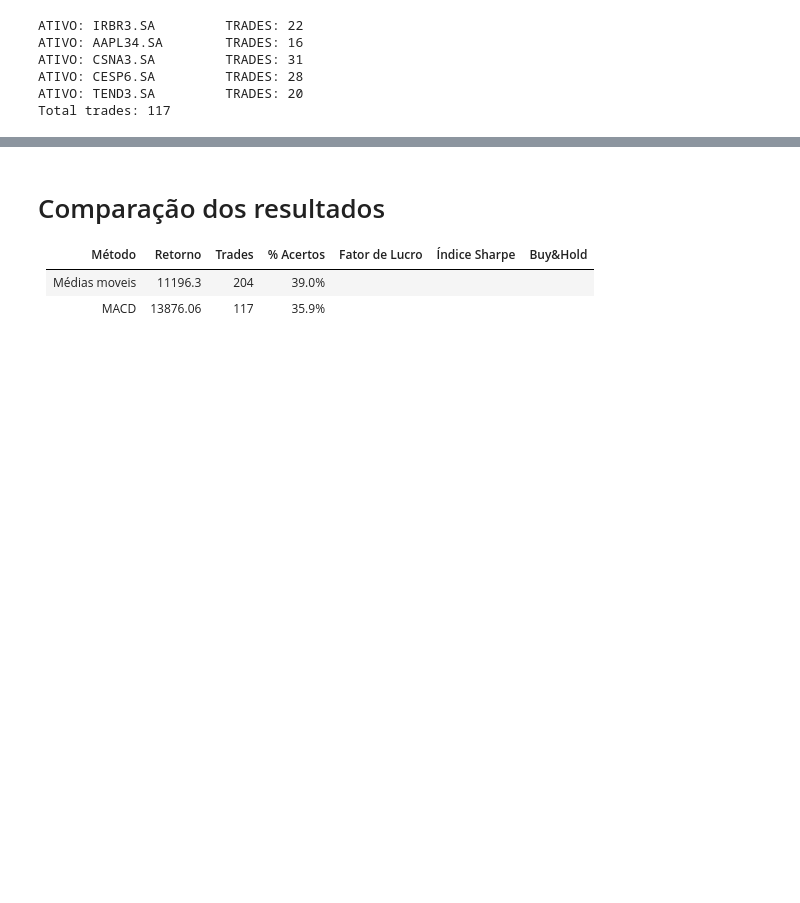
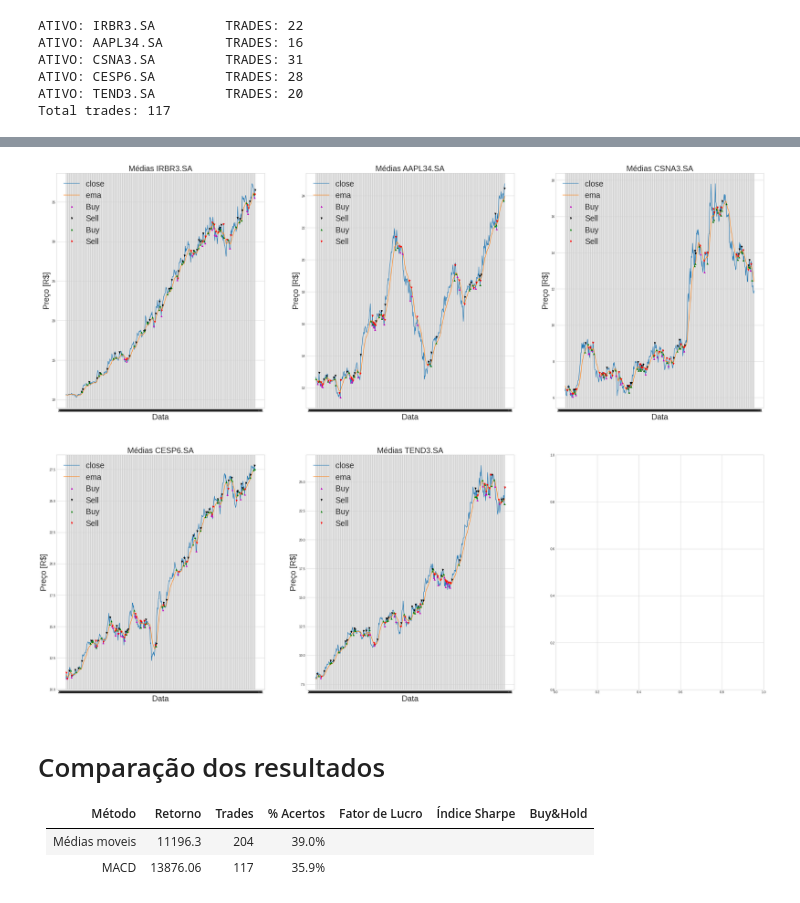
Before and after one commit to victorhdcoelho/SinaisFinanceiros-atividade02, a Jupyter notebook: Atividade02.ipynb, the cells around one changed output, grey strips where cells are left out. Drawn from its saved outputs; the diff is of its cells as text; code cells hidden in the pictures; blank space fills up the shorter version.

```diff
--- a/Atividade02.ipynb
+++ b/Atividade02.ipynb
@@ -279,0 +316,35 @@ Total trades: 117
+# %%
+train_split = fi.split_data_by_name(train)
+test_split = fi.split_data_by_name(test)
+# %%
+def chagevalue(df):
+    exit = [False for each in range(df.shape[0])]
+    exit_pos = [0 for each in range(df.shape[0])]
+    for i in range(df.shape[0]):
+        if i == df.shape[0] - 1:
+            break
+        if df["position"].iloc[i] != df["position"].iloc[i+1]:
+            exit[i+1] = True
+            exit_pos[i+1] = df["position"].iloc[i] * -1
+
+        if df["position"].iloc[i] == df["position"].iloc[i+1]:
+            exit[i+1] = False
+
+    return exit, exit_pos
+# %%
+window = 6
+for ativo in ativos:
+    train_split[ativo]["ema"], _ = get_ema_cols(train_split[ativo], window, window)
+    train_split[ativo]["afastamento"] = train_split[ativo][ativo] - train_split[ativo]["ema"]
+    sinal = train_split[ativo]["afastamento"].mean()
+    train_split[ativo] = train_split[ativo].dropna()
+    print(ativo, sinal)
+    train_split[ativo]["signal_sell"] = 0
+    train_split[ativo]["signal_buy"] = 0
+    # SELL
+    train_split[ativo]["signal_sell"] = np.where(train_split[ativo]["afastamento"] > sinal, -1.0, 0.0)
+    # BUY
+    train_split[ativo]["signal_buy"] = np.where(train_split[ativo]["afastamento"] < (-1 * sinal), 1.0, 0.0)
+    train_split[ativo]["position"] = train_split[ativo]["signal_sell"] + train_split[ativo]["signal_buy"]
+    train_split[ativo]["exit"], train_split[ativo]["exit_pos"] = chagevalue(train_split[ativo])
+    train_split[ativo]["position"].loc[train_split[ativo]["exit"] != True] = 0
@@ -280,3 +374,7 @@ Total trades: 117
+# %%
+plot_buy_sell_again_t(train_split)
+# %% [output]
+[figure, added]
 # %% [markdown]
 # Comparação dos resultados
 
```
Also changed, not shown: parts of 4 cells of this notebook.
